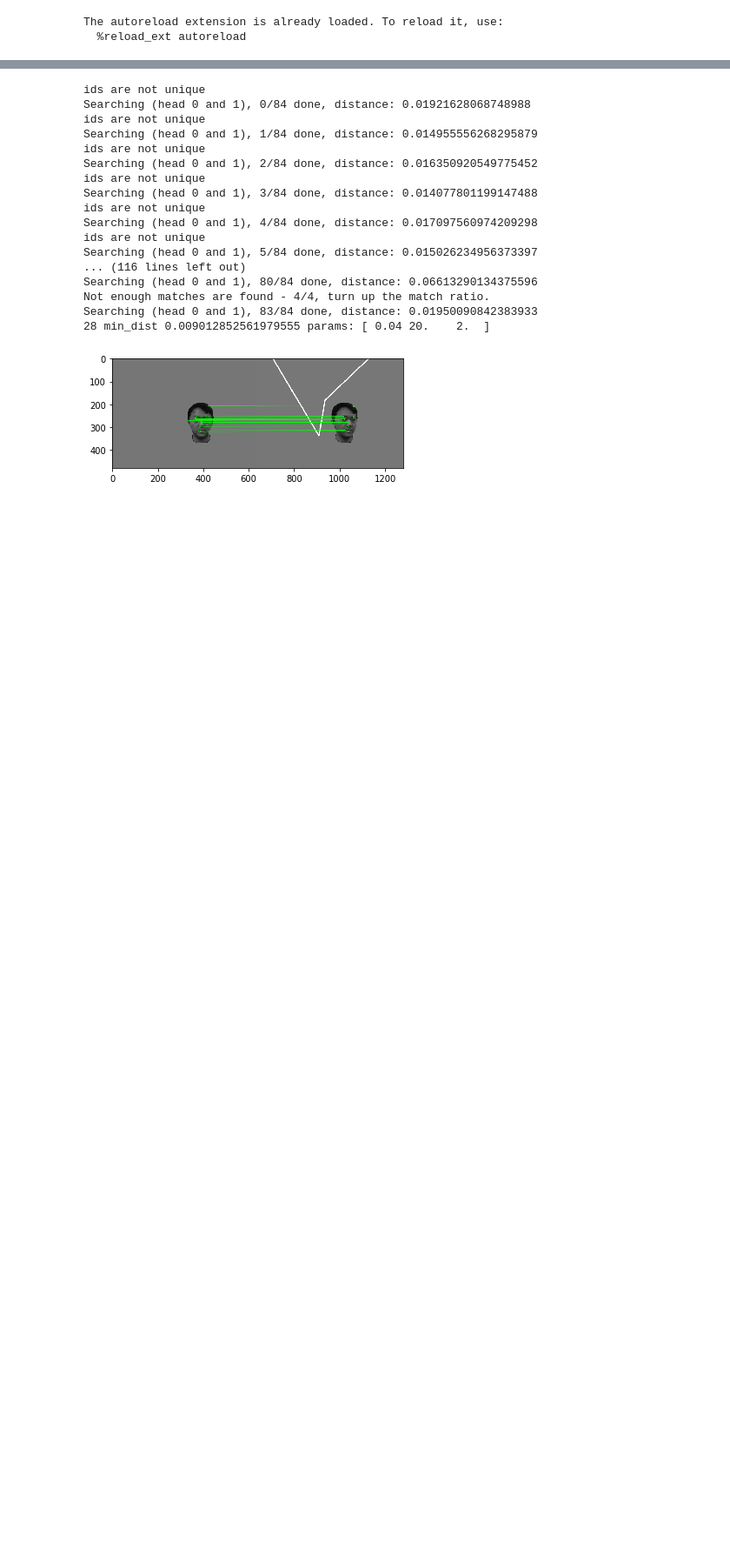
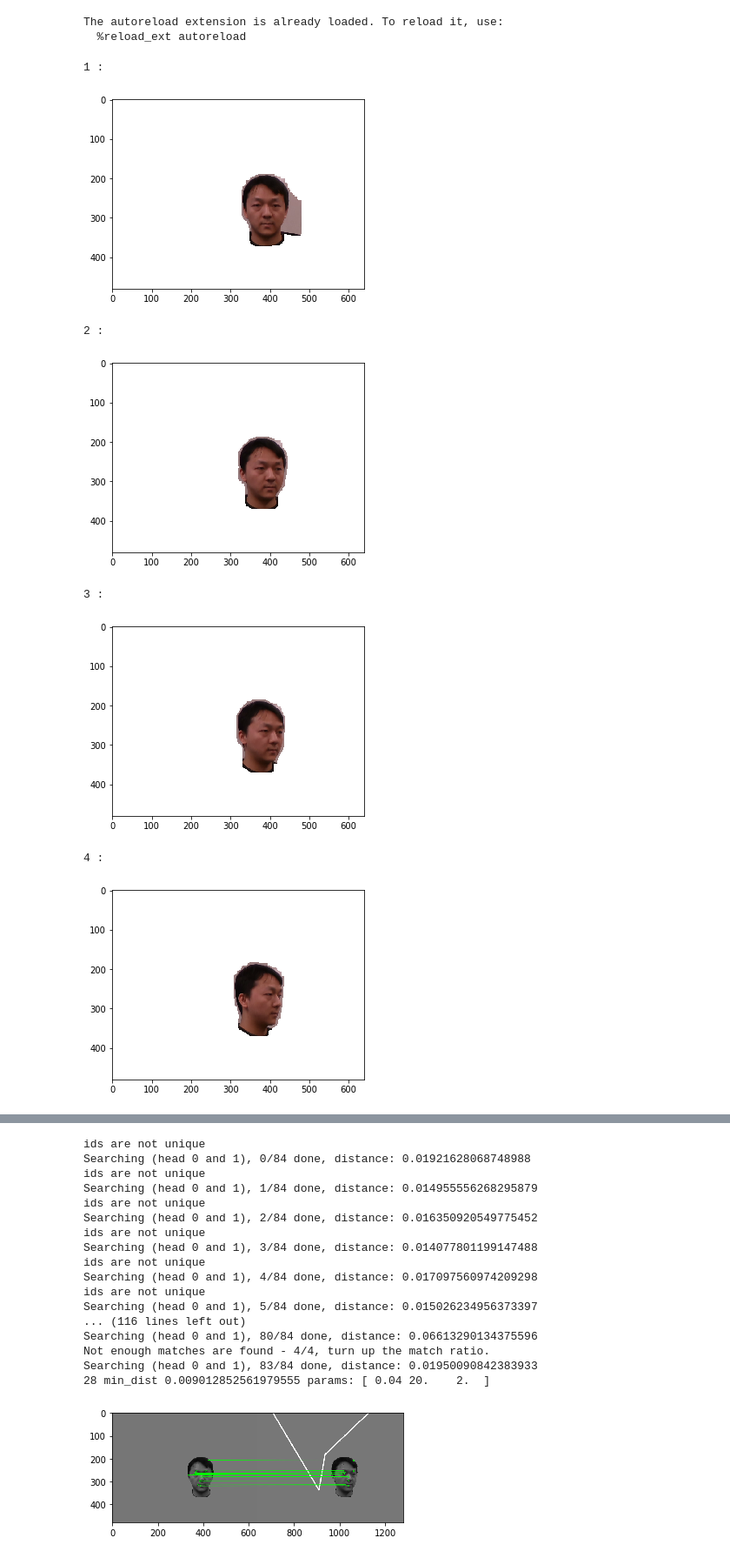
Before and after one commit to yichao-l/head_reconstruct, a Jupyter notebook: yichao-test.ipynb, the cells around one changed output, grey strips where cells are left out. Shown at 87% size. Drawn from its saved outputs; the diff is of its cells as text; code cells hidden in the pictures; blank space fills up the shorter version.

```diff
--- a/yichao-test.ipynb
+++ b/yichao-test.ipynb
@@ -16,33 +16,56 @@ The autoreload extension is already loaded. To reload it, use:
   %reload_ext autoreload
 # %%
 # test edge_based_filter
-for i in range(13,15):
-    print(i,":")
-    image = cv2.imread('./head_2d_image/full_1_{}.png'.format(i))
-    image[370:,:]=0
-    blurred = cv2.GaussianBlur(image, (3,3), 0)
-    blurred[:100,:]=0
-    blurred[380:,:]=0
+for j in range(1,16):
+    print(j,":")
+    image = cv2.imread('./head_2d_image/full_1_{}.png'.format(j))
+    edge = cv2.Canny(image,0,250)
+#     blurred = cv2.GaussianBlur(image, (3,3), 0)
 
-    edge = cv2.Canny(blurred,100,250)
-
+#     edge = cv2.Canny(blurred,0,250)
+#     plt.imshow(edge);plt.show()
     for i in range (2):
         _, contours, hierarchy = cv2.findContours(edge,cv2.RETR_TREE,cv2.CHAIN_APPROX_NONE)
         image_another = image.copy()
-        cv2.drawContours(image_another, contours, -1, (255,0,0), 0)
-        edge = cv2.Canny(image_another,200,250)
+        cv2.drawContours(image_another, contours, -1, (255,0,0), -1)
+        edge = cv2.Canny(image_another,0,250)
 
-    plt.imshow(edge);plt.show()
+#     plt.imshow(edge);plt.show()
     edge[:,480:]=0
     edge[:,:260]=0
     kernel = np.ones((3,3))
-    dilation = cv2.dilate(edge,kernel,iterations =8)
-
+    dilation = cv2.dilate(edge,kernel,iterations =1)
+    dilation[:150,:]=0
+    dilation[370:,:]=0
+    dilation[:,480:]=0
+    dilation[:,:260]=0
     im_floodfill = binary_fill_holes(dilation)
     im_floodfill = im_floodfill*1
     im_floodfill = np.uint8(im_floodfill)
 
-    kernel = np.ones((8,8))
-    erode = cv2.erode(im_floodfill,kernel,iterations=13)
+#     kernel = np.ones((8,8))
+    erode = cv2.erode(im_floodfill,kernel,iterations=10)
+    kernel = np.ones((5,5))
     dilation = cv2.dilate(erode,kernel,iterations =6)
-    plt.imshow(dilation);plt.show()
+    image = image.reshape(-1,3)
+    dilation = dilation.reshape(-1,1)
+    for i,ps in enumerate(image):
+        image[i] = dilation[i] * ps
+        if dilation[i] == 0:
+            image[i] = [255,255,255]
+
+    image = image.reshape(480,640,3)
+    image = cv2.cvtColor(image,cv2.COLOR_BGR2RGB)
+
+    plt.imshow(image);plt.show()
+    plt.imsave("head_2d_image/head_11_{}.png".format(j),image)
+    plt.clf()
+# %% [output]
+1 :
+[figure, added]
+2 :
+[figure, added]
+3 :
+[figure, added]
+4 :
+[figure, added]
```
Also changed, not shown: parts of 3 cells of this notebook, 4 other files.
